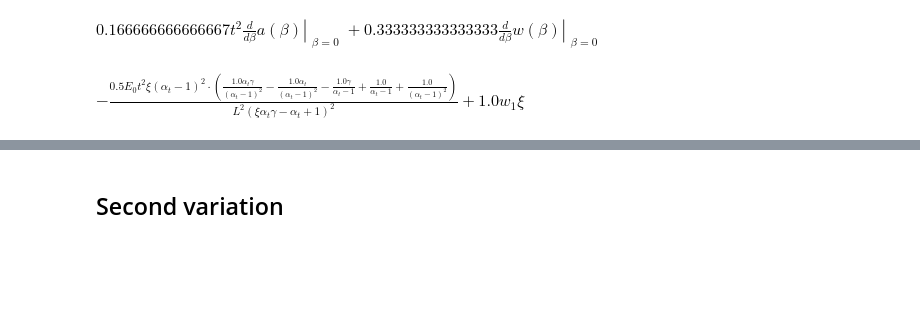
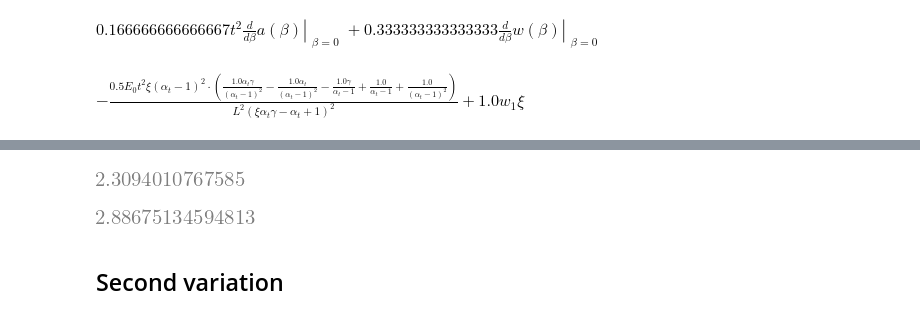
Before and after one commit to kumiori/indiscrete, a Jupyter notebook: playground/discrete-bar-symbolic.ipynb, the cells around one changed output, grey strips where cells are left out. Cells and saved outputs as stored; diff of their text form; code cells hidden in the pictures; blank space fills up the shorter version.

```diff
--- a/playground/discrete-bar-symbolic.ipynb
+++ b/playground/discrete-bar-symbolic.ipynb
@@ -1457,3 +1676,13 @@ visuals.setspines0()
+# %%
+(parameters["γ"] * float(tc)) / (parameters["N"]) + (
+    parameters["γ"] * float(tc) * (1 - 1 / (parameters["N"]))
+) / 2
+# %% [output]
+[figure, added]
+# %%
+(parameters["γ"] * float(tc)) * (1/2  + 1 / (parameters["N"]))
+# %% [output]
+[figure, added]
 # %% [markdown]
 ## Second variation
 # %%
```
Also changed, not shown: parts of 9 cells of this notebook.
